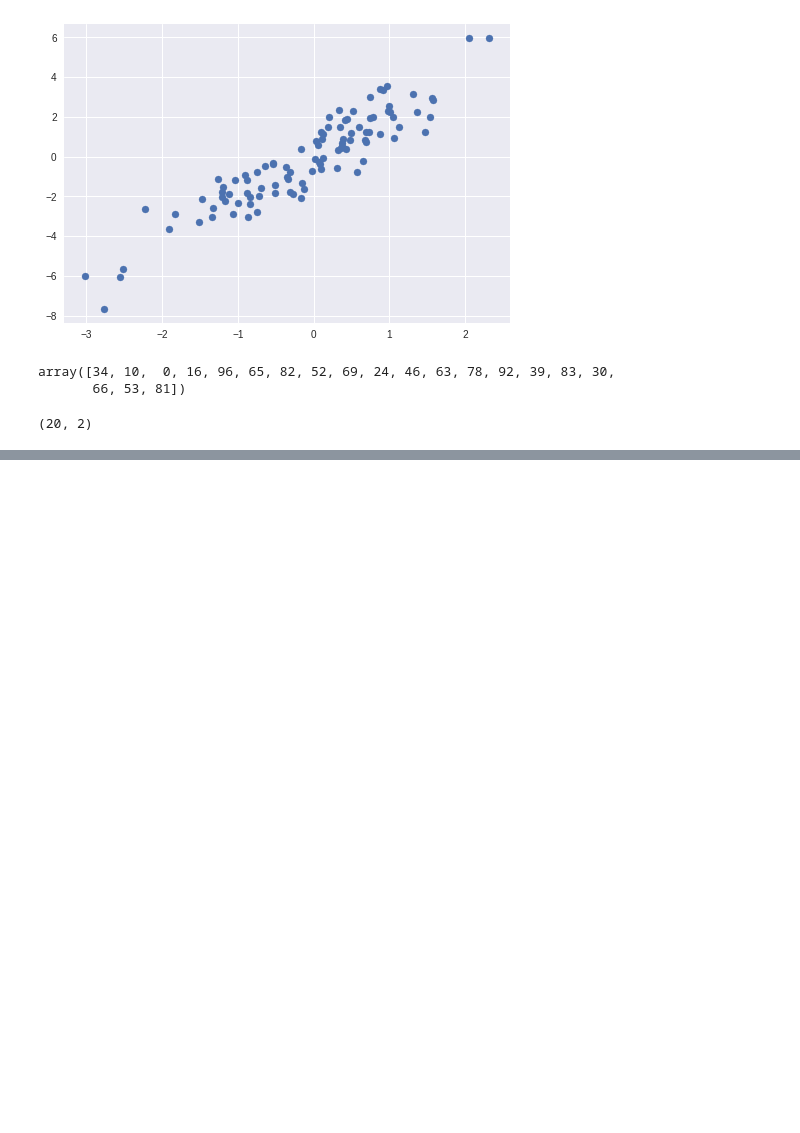
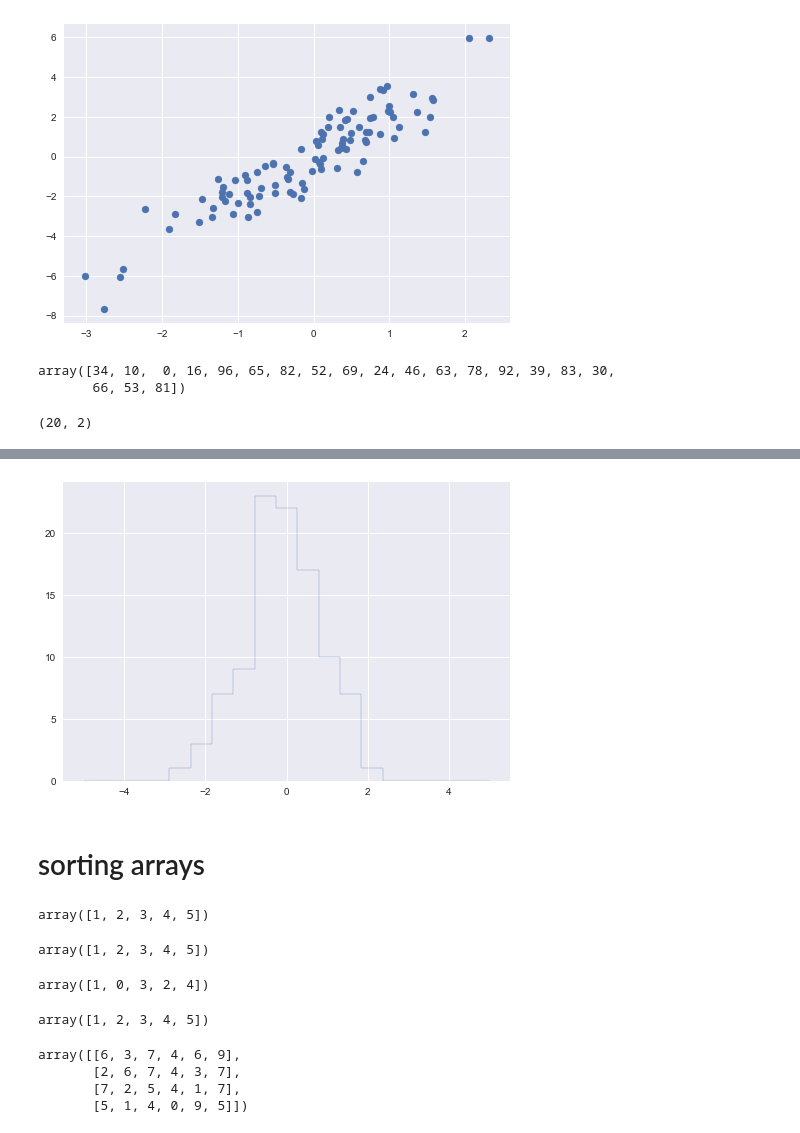
Before and after one commit to capgar/PythonDataScienceHandbook, a Jupyter notebook: notebooks/ch2-numpy.ipynb, the cells around one changed output, grey strips where cells are left out. Cells and saved outputs as stored; diff of their text form; code cells hidden in the pictures; blank space fills up the shorter version.

```diff
--- a/notebooks/ch2-numpy.ipynb
+++ b/notebooks/ch2-numpy.ipynb
@@ -1093,0 +1164,45 @@ plt.scatter(selection[:, 0], selection[:, 1],
+# %%
+# do the same thing using matplotlib hist()
+plt.hist(x, bins, histtype='step');
+# %% [output]
+[figure, added]
+# %% [markdown]
+# sorting arrays
+# %%
+# numpy has multiple sort algorithms, default is "quicksort" (N log N), suitable for most applications
+# other algs include mergesort and heapsort
+
+# np.array returns sorted version of array
+x = np.array ([2, 1, 4, 3, 5])
+np.sort(x)
+# %% [output]
+array([1, 2, 3, 4, 5])
+# %%
+# to sort in place, use sort method of array
+x.sort()
+x
+# %% [output]
+array([1, 2, 3, 4, 5])
+# %%
+# argsort returns indeces of sorted elements
+x = np.array ([2, 1, 4, 3, 5])
+i = np.argsort(x)
+i
+# %% [output]
+array([1, 0, 3, 2, 4])
+# %%
+# this index can be used to create a sorted array
+x[i]
+# %% [output]
+array([1, 2, 3, 4, 5])
+# %%
+# sorting along rows or columns
+# numpy can sort along specific axis
+rand = np.random.RandomState(42)
+X = rand.randint(0, 10, (4, 6))
+X
+# %% [output]
+array([[6, 3, 7, 4, 6, 9],
+       [2, 6, 7, 4, 3, 7],
+       [7, 2, 5, 4, 1, 7],
+       [5, 1, 4, 0, 9, 5]])
```
Also changed, not shown: parts of 38 cells of this notebook.
